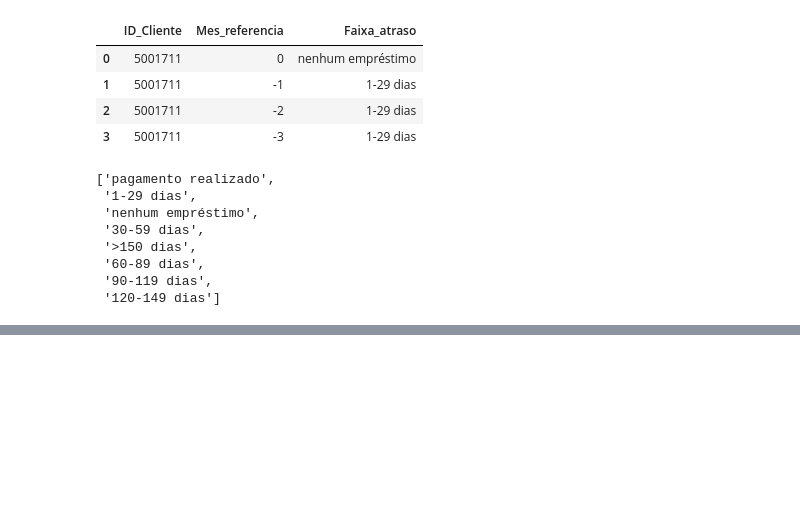
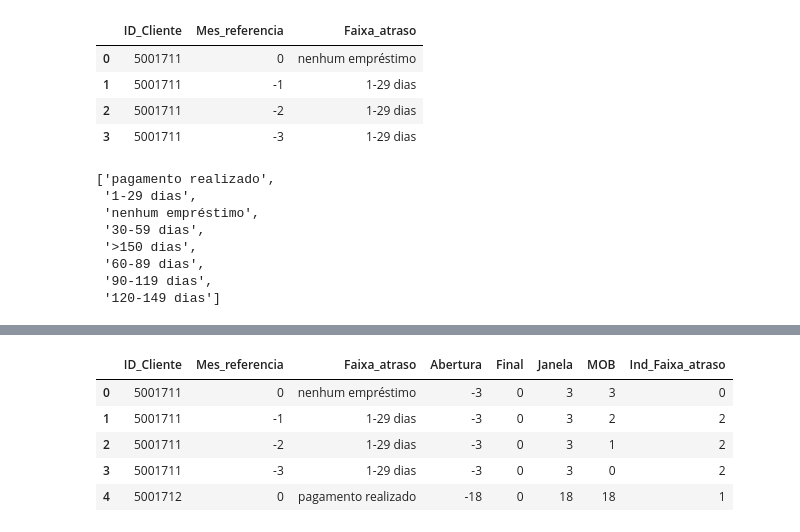
Before and after one commit to cmattosr/bootcampDS_mod06, a Jupyter notebook: Modulo06.ipynb, the cells around one changed output, grey strips where cells are left out. Drawn from its saved outputs; the diff is of its cells as text; code cells hidden in the pictures; blank space fills up the shorter version.

```diff
--- a/Modulo06.ipynb
+++ b/Modulo06.ipynb
@@ -420,0 +466,4 @@ df_clientes_aprovados.Faixa_atraso.value_counts().index.to_list()
+# %%
+ser_final = df_registros_creditos_agrupados_ID.apply(lambda x: max(x['Mes_referencia']))
+ser_final.name = 'Final'
+ser_final
@@ -420,0 +518,15 @@ df_clientes_aprovados.Faixa_atraso.value_counts().index.to_list()
+# %%
+#transformar a coluna Faixa_atraso em numérica
+dict_faixa_atraso_ind ={'nenhum empréstimo': 0, 'pagamento realizado': 1,
+                        '1-29 dias': 2, '30-59 dias': 3, '60-89 dias': 4,
+                        '90-119 dias': 5, '120-149 dias': 6, '>150 dias': 7}
+
+df_clientes_aprovados['Ind_Faixa_atraso'] = df_clientes_aprovados['Faixa_atraso'].map(dict_faixa_atraso_ind)
+df_clientes_aprovados.head()
+# %% [output]
+|  | ID_Cliente | Mes_referencia | Faixa_atraso | Abertura | Final | Janela | MOB | Ind_Faixa_atraso |
+| 0 | 5001711 | 0 | nenhum empréstimo | -3 | 0 | 3 | 3 | 0 |
+| 1 | 5001711 | -1 | 1-29 dias | -3 | 0 | 3 | 2 | 2 |
+| 2 | 5001711 | -2 | 1-29 dias | -3 | 0 | 3 | 1 | 2 |
+| 3 | 5001711 | -3 | 1-29 dias | -3 | 0 | 3 | 0 | 2 |
+| 4 | 5001712 | 0 | pagamento realizado | -18 | 0 | 18 | 18 | 1 |
```
Also changed, not shown: parts of 10 cells of this notebook.
